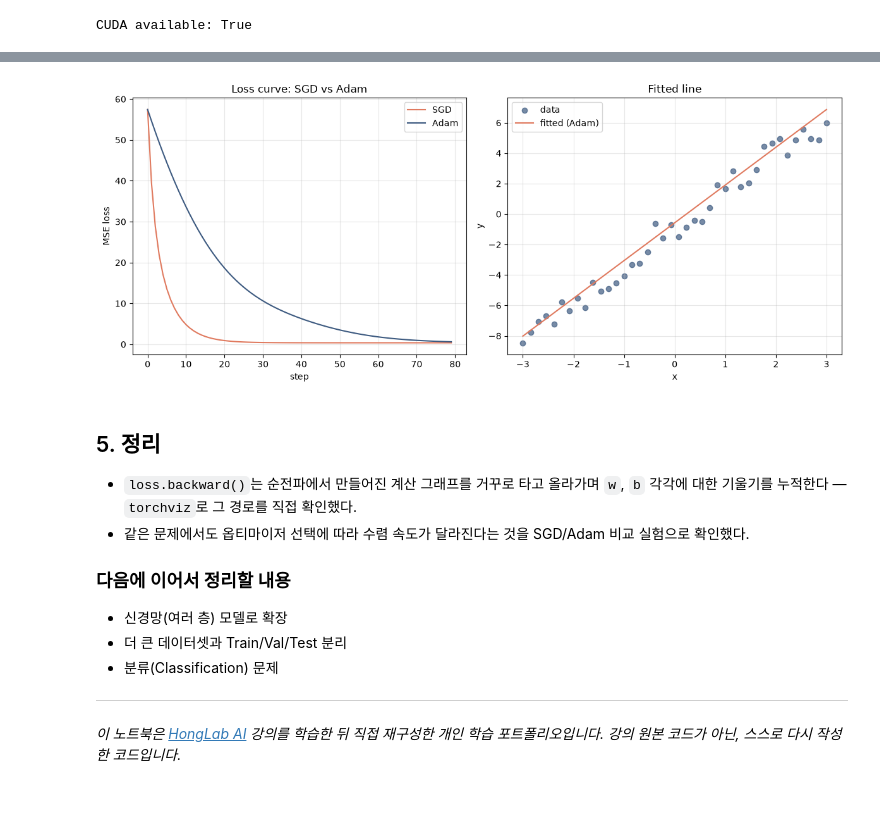
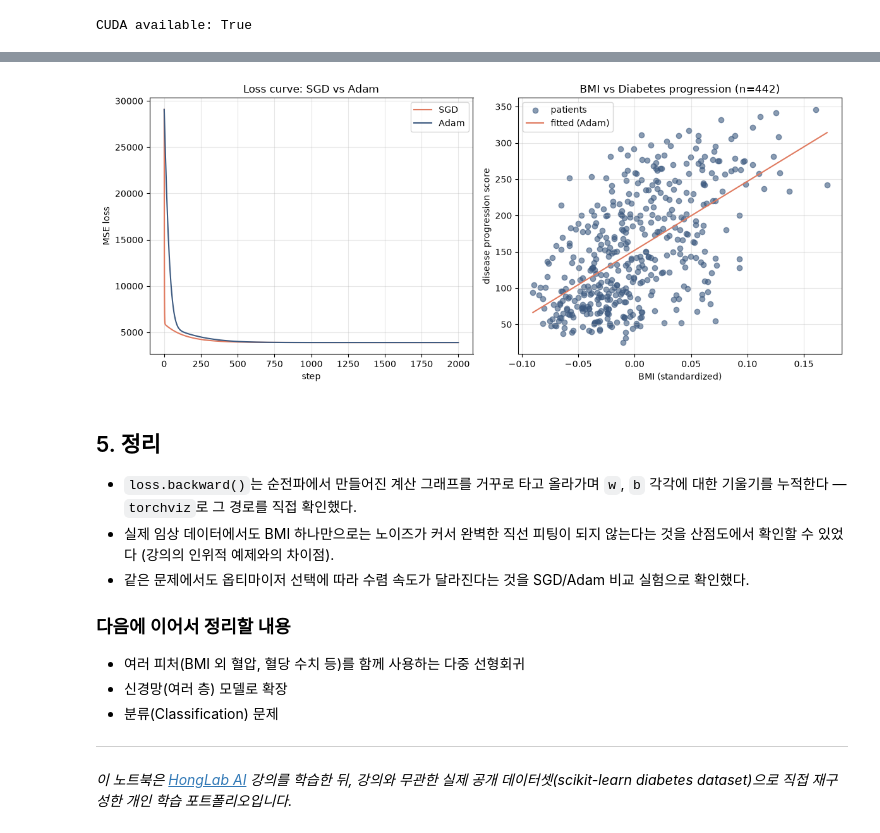
Before and after one commit to leeyunhome/deep-learning-portfolio, a Jupyter notebook: notebooks/01_linear_regression_pytorch.ipynb, the cells around one changed output, grey strips where cells are left out. Cells and saved outputs as stored; diff of their text form; code cells hidden in the pictures; blank space fills up the shorter version.

```diff
--- a/notebooks/01_linear_regression_pytorch.ipynb
+++ b/notebooks/01_linear_regression_pytorch.ipynb
@@ -40,0 +47,10 @@ CUDA available: True
+# %%
+diabetes = load_diabetes()
+bmi_index = diabetes.feature_names.index("bmi")
+
+bmi = diabetes.data[:, bmi_index].astype(np.float32)
+progression = diabetes.target.astype(np.float32)
+
+print(f"환자 수: {len(bmi)}")
+print(f"BMI 범위 (표준화됨): {bmi.min():.3f} ~ {bmi.max():.3f}")
+print(f"진행도 점수 범위: {progression.min():.1f} ~ {progression.max():.1f}")
@@ -78,8 +88,8 @@ $$\hat{y} = w x + b$$
 `requires_grad=True` 상태이기 때문에 `backward()` 호출 시 자동으로
 기울기가 계산된다.
 # %%
-class LinearFit(nn.Module):
-    def __init__(self, w0=5.0, b0=5.0):
+class BmiToProgression(nn.Module):
+    def __init__(self, w0=0.0, b0=0.0):
         super().__init__()
         self.line = nn.Linear(in_features=1, out_features=1)
         with torch.no_grad():
@@ -90,7 +100,7 @@ class LinearFit(nn.Module):
         return self.line(x)
 
 
-def train(model, optimizer, epochs=80):
+def train(model, optimizer, epochs=2000):
     criterion = nn.MSELoss()
     history = []
     for epoch in range(epochs):
@@ -118,12 +128,14 @@ def train(model, optimizer, epochs=80):
 손실 감소 속도를 비교해본다.
 # %%
-model_sgd = LinearFit()
-history_sgd = train(model_sgd, optim.SGD(model_sgd.parameters(), lr=0.05))
+model_sgd = BmiToProgression()
+history_sgd = train(model_sgd, optim.SGD(model_sgd.parameters(), lr=0.8))
 
-model_adam = LinearFit()
-history_adam = train(model_adam, optim.Adam(model_adam.parameters(), lr=0.1))
+model_adam = BmiToProgression()
+history_adam = train(model_adam, optim.Adam(model_adam.parameters(), lr=2.0))
 
-print(f"SGD  최종 loss: {history_sgd[-1]:.4f}, w={model_sgd.line.weight.item():.3f}, b={model_sgd.line.bias.item():.3f}")
-print(f"Adam 최종 loss: {history_adam[-1]:.4f}, w={model_adam.line.weight.item():.3f}, b={model_adam.line.bias.item():.3f}")
-print(f"목표값: w={true_w}, b={true_b}")
+print(f"SGD  최종 loss: {history_sgd[-1]:.2f}, w={model_sgd.line.weight.item():.2f}, b={model_sgd.line.bias.item():.2f}")
+print(f"Adam 최종 loss: {history_adam[-1]:.2f}, w={model_adam.line.weight.item():.2f}, b={model_adam.line.bias.item():.2f}")
+
+ols_w, ols_b = np.polyfit(bmi, progression, 1)
+print(f"\n(참고) 최소제곱법(OLS) 정확해: w={ols_w:.2f}, b={ols_b:.2f}")
 # %% [output]
@@ -133,41 +154,44 @@ Adam 최종 loss: 0.6213, w=2.481, b=-0.573
 # %%
 fig, axes = plt.subplots(1, 2, figsize=(12, 5))
 
 axes[0].plot(history_sgd, label="SGD", color="#e07a5f")
 axes[0].plot(history_adam, label="Adam", color="#3d5a80")
 axes[0].set_title("Loss curve: SGD vs Adam")
 axes[0].set_xlabel("step")
 axes[0].set_ylabel("MSE loss")
 axes[0].legend()
 axes[0].grid(alpha=0.3)
 
-axes[1].scatter(xs, ys, color="#3d5a80", label="data", alpha=0.7)
-x_line = torch.linspace(-3, 3, 100).unsqueeze(1)
+axes[1].scatter(bmi, progression, color="#3d5a80", label="patients", alpha=0.6)
+x_line = torch.linspace(bmi.min(), bmi.max(), 100).unsqueeze(1)
 axes[1].plot(x_line.numpy(), model_adam(x_line).detach().numpy(), color="#e07a5f", label="fitted (Adam)")
-axes[1].set_title("Fitted line")
-axes[1].set_xlabel("x")
-axes[1].set_ylabel("y")
+axes[1].set_title("BMI vs Diabetes progression (n=442)")
+axes[1].set_xlabel("BMI (standardized)")
+axes[1].set_ylabel("disease progression score")
 axes[1].legend()
 axes[1].grid(alpha=0.3)
 
 plt.tight_layout()
 plt.savefig("../docs/assets/training_result.png", dpi=150)
 plt.show()
 # %% [output]
-[figure, old version]
+[figure, new version]
 # %% [markdown]
 ## 5. 정리
 
 - `loss.backward()`는 순전파에서 만들어진 계산 그래프를 거꾸로 타고 올라가며
   `w`, `b` 각각에 대한 기울기를 누적한다 — `torchviz`로 그 경로를 직접 확인했다.
+- 실제 임상 데이터에서도 BMI 하나만으로는 노이즈가 커서 완벽한 직선 피팅이
+  되지 않는다는 것을 산점도에서 확인할 수 있었다 (강의의 인위적 예제와의 차이점).
 - 같은 문제에서도 옵티마이저 선택에 따라 수렴 속도가 달라진다는 것을
   SGD/Adam 비교 실험으로 확인했다.
 
 ### 다음에 이어서 정리할 내용
+- 여러 피처(BMI 외 혈압, 혈당 수치 등)를 함께 사용하는 다중 선형회귀
 - 신경망(여러 층) 모델로 확장
-- 더 큰 데이터셋과 Train/Val/Test 분리
 - 분류(Classification) 문제
 
 ---
-*이 노트북은 [HongLab AI](https://www.honglab.ai/) 강의를 학습한 뒤 직접 재구성한
-개인 학습 포트폴리오입니다. 강의 원본 코드가 아닌, 스스로 다시 작성한 코드입니다.*
+*이 노트북은 [HongLab AI](https://www.honglab.ai/) 강의를 학습한 뒤, 강의와 무관한
+실제 공개 데이터셋(scikit-learn diabetes dataset)으로 직접 재구성한
+개인 학습 포트폴리오입니다.*
```
Also changed, not shown: parts of 11 cells of this notebook, 4 other files.
